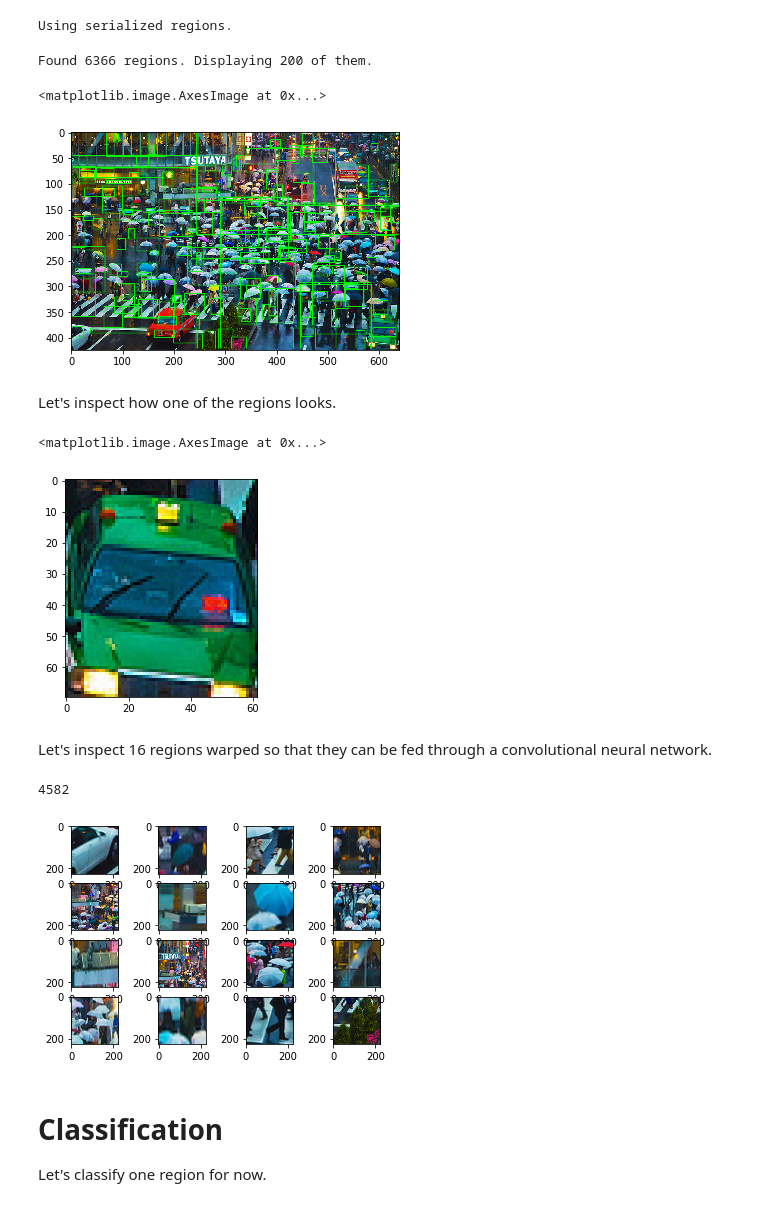
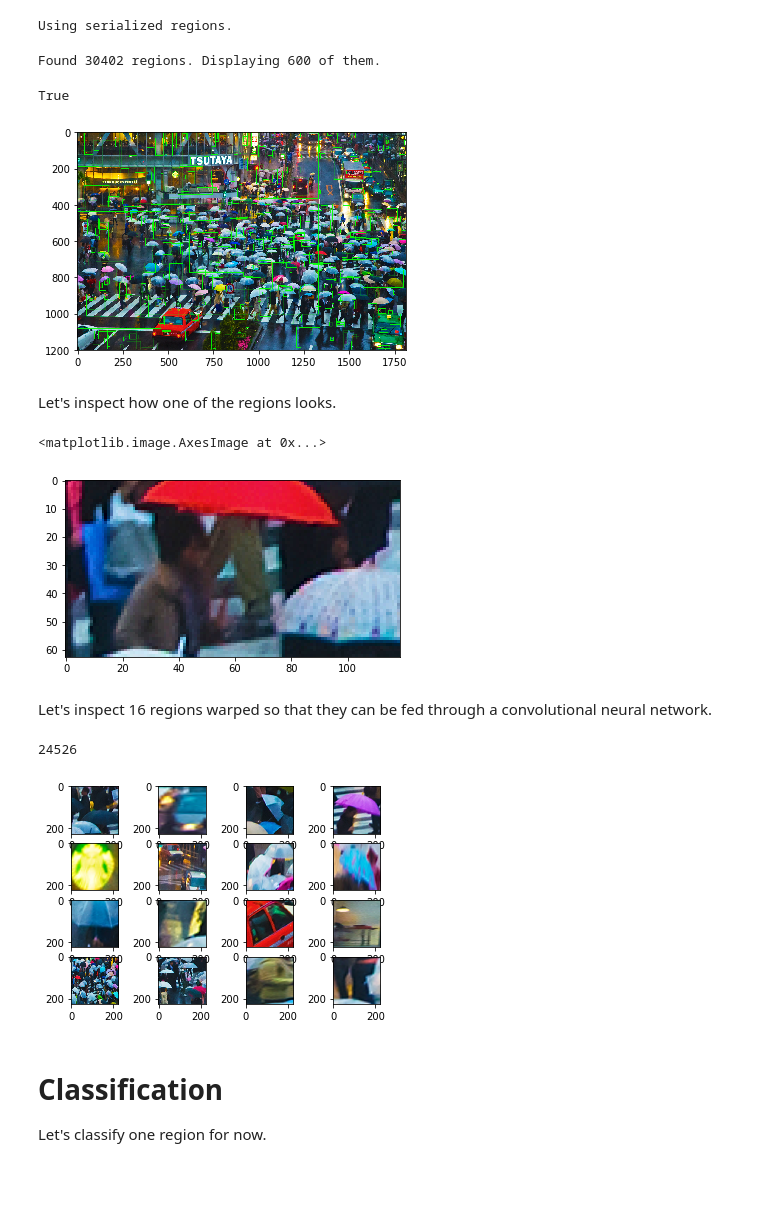
Before and after one commit to carsontang/simple-rcnn, a Jupyter notebook: simple-rcnn.ipynb, the cells around one changed output. Saved outputs shown, nothing was run; the diff lists cells and outputs as text; code cells hidden in the pictures; blank space fills up the shorter version.

```diff
--- a/simple-rcnn.ipynb
+++ b/simple-rcnn.ipynb
@@ -22,6 +20,6 @@ The autoreload extension is already loaded. To reload it, use:
 Below is a look at the entire image from which we'll identify people.
 # %%
-img_file = "/Users/ctang/dev/simple-rcnn/images/shibuya.jpg"
+img_file = "/Users/ctang/dev/simple-rcnn/images/shibuya_high_res.jpg"
 image = cv2.imread(img_file)
 
 # OpenCV loads images in BGR format, but Matplotlib assumes they're
@@ -39,7 +37,7 @@ plt.imshow(rgb_image)
 Use Selective Search to detect regions that *might* contain a person, and draw green bounding boxes around those regions.
 # %%
 def get_regions(img):
-    pickle_filepath = 'data/bboxes.p'
+    pickle_filepath = 'data/bboxes_high_res.p'
     if os.path.exists(pickle_filepath):
         with open(pickle_filepath, 'rb') as f:
             pimg, bboxes = pickle.load(f)
@@ -61,7 +59,7 @@ bboxes = get_regions(rgb_image)
 # %% [output]
 Using serialized regions.
 # %%
-num_regions_to_display = 200
+num_regions_to_display = 600
 print("Found %d regions. Displaying %d of them." % (len(bboxes), num_regions_to_display))
 
 image_copy = rgb_image.copy()
@@ -69,19 +67,23 @@ for bbox in bboxes[:num_regions_to_display]:
     x, y, w, h = bbox
     cv2.rectangle(image_copy, (x, y), (x+w, y+h), (0, 255, 0), 1, cv2.LINE_AA)
 plt.imshow(image_copy)
+r,g,b = cv2.split(image_copy)
+image_copy = cv2.merge([b,g,r])
+
+cv2.imwrite("images/rects.jpg", image_copy)
 # %% [output]
-Found 6366 regions. Displaying 200 of them.
+Found 30402 regions. Displaying 600 of them.
-<matplotlib.image.AxesImage at 0x...>
+True
-[figure, old version]
+[figure, new version]
 # %% [markdown]
 Let's inspect how one of the regions looks.
 # %%
-x, y, w, h = bboxes[3772]
+x, y, w, h = bboxes[30]
 bbox = rgb_image[y:y+h, x:x+w]
 plt.imshow(bbox)
 # %% [output]
 <matplotlib.image.AxesImage at 0x...>
-[figure, old version]
+[figure, new version]
 # %% [markdown]
 Let's inspect 16 regions warped so that they can be fed through a convolutional neural network.
 # %%
@@ -97,8 +99,8 @@ for i, bbox in enumerate(bboxes[rand_start_pos:rand_start_pos+16]):
     plt.imshow(warped_region)
 plt.show()
 # %% [output]
-4582
+24526
-[figure, old version]
+[figure, new version]
 # %% [markdown]
 # Classification
 Let's classify one region for now.
```
Also changed, not shown: parts of 9 cells of this notebook.
